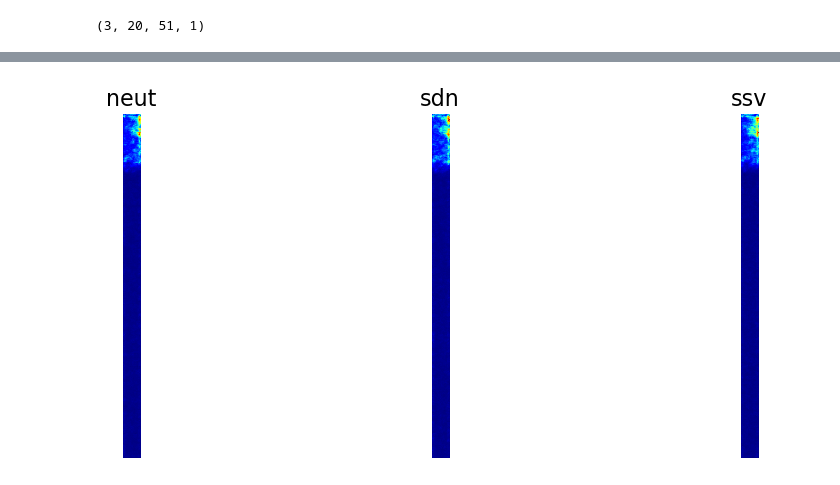
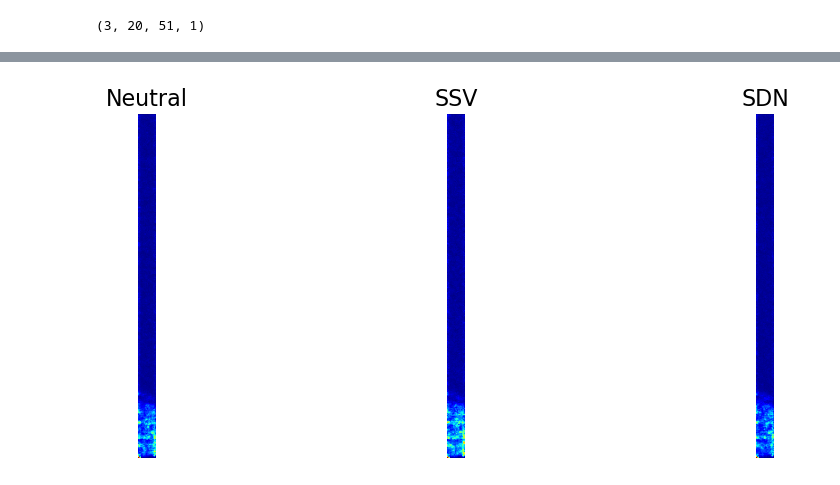
Before and after one commit to SchriderLab/timesweeper-experiments, a Jupyter notebook: simple_sims/better_benchmark/saliency_maps.ipynb, the cells around one changed output, grey strips where cells are left out. Saved outputs shown, nothing was run; the diff lists cells and outputs as text; code cells hidden in the pictures.

```diff
--- a/simple_sims/better_benchmark/saliency_maps.ipynb
+++ b/simple_sims/better_benchmark/saliency_maps.ipynb
@@ -35,7 +29,7 @@ neut = test_data["neut"]["0"]["aft"]
 sdn = test_data["sdn"]["0"]["aft"]
 ssv = test_data["ssv"]["0"]["aft"]
 
-X = preprocess_input(np.asarray([neut, sdn, ssv]))
+X = preprocess_input(np.asarray([neut, ssv, sdn]))
 X = np.expand_dims(X, -1)
 # %%
 X.shape
@@ -64,10 +43,14 @@ saliency = Saliency(class_model, model_modifier=replace2linear, clone=True)
 saliency_map = saliency(score, X, smooth_samples=20, smooth_noise=0.2)
 # %%
 f, ax = plt.subplots(nrows=1, ncols=3, figsize=(12, 4))
-for i, title in enumerate(["neut", "sdn", "ssv"]):
+for i, title in enumerate(["Neutral", "SSV", "SDN"]):
     ax[i].set_title(title, fontsize=16)
     ax[i].imshow(saliency_map[i].T, cmap='jet')
     ax[i].axis('off')
+    ax[i].set_yticks([25])
+    ax[i].set_yticklabels(["25"])
+
+plt.yticks([25])
 plt.tight_layout()
 plt.show()
 # %% [output]
@@ -77,22 +60,27 @@ class_model = load_model("/work/users/l/s/lswhiteh/timesweeper-experiments/simpl
 sdn_reg_model = load_model("/work/users/l/s/lswhiteh/timesweeper-experiments/simple_sims/better_benchmark/train_benchmark/trained_models/REG_2DCNN_Training_Benchmark_sdn_minmax_2DTimesweeper_Reg_hft")
 ssv_reg_model = load_model("/work/users/l/s/lswhiteh/timesweeper-experiments/simple_sims/better_benchmark/train_benchmark/trained_models/REG_2DCNN_Training_Benchmark_ssv_minmax_2DTimesweeper_Reg_hft")
 # %%
-neut = test_data["neut"]["0"]["hft"].T
-sdn = test_data["sdn"]["0"]["hft"].T
-ssv = test_data["ssv"]["0"]["hft"].T
+neut = test_data["neut"]["0"]["hft"]
+sdn = test_data["sdn"]["0"]["hft"]
+ssv = test_data["ssv"]["0"]["hft"]
 
-X = preprocess_input(np.asarray([neut, sdn, ssv]))
+X = preprocess_input(np.asarray([neut, ssv, sdn]))
 X = np.expand_dims(X, -1)
+
+saliency = Saliency(class_model, model_modifier=replace2linear, clone=True)
+saliency_map = saliency(score, X, smooth_samples=20, smooth_noise=0.2)
 # %%
 f, ax = plt.subplots(nrows=1, ncols=3, figsize=(12, 4))
-for i, title in enumerate(["neut", "sdn", "ssv"]):
+for i, title in enumerate(["Neutral", "SSV", "SDN"]):
     ax[i].set_title(title, fontsize=16)
-    ax[i].imshow(saliency_map[i].T, cmap='jet')
+    ax[i].imshow(saliency_map[i].T[::-1], cmap='jet')
     ax[i].axis('off')
+
+plt.yticks([0, 100], ["0", "100"])
 plt.tight_layout()
 plt.show()
 # %% [output]
-[figure, old version]
+[figure, new version]
 # %%
 plt.imshow(sdn)
 # %% [output]
```
Also changed, not shown: parts of 6 cells of this notebook, 14 other files.
